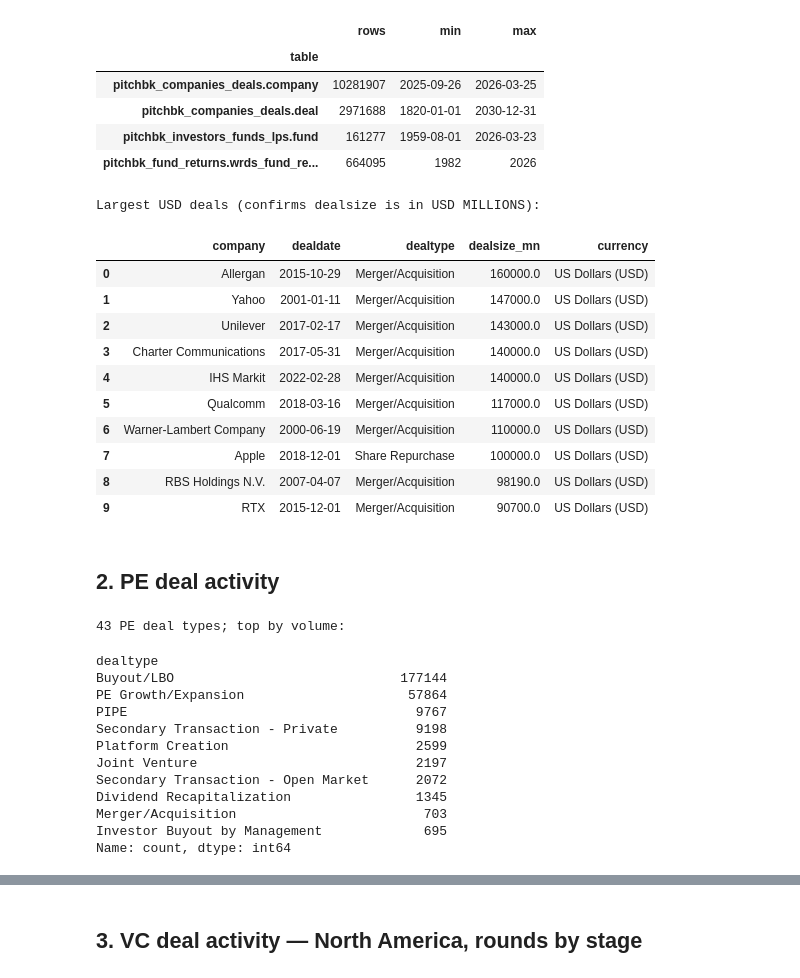
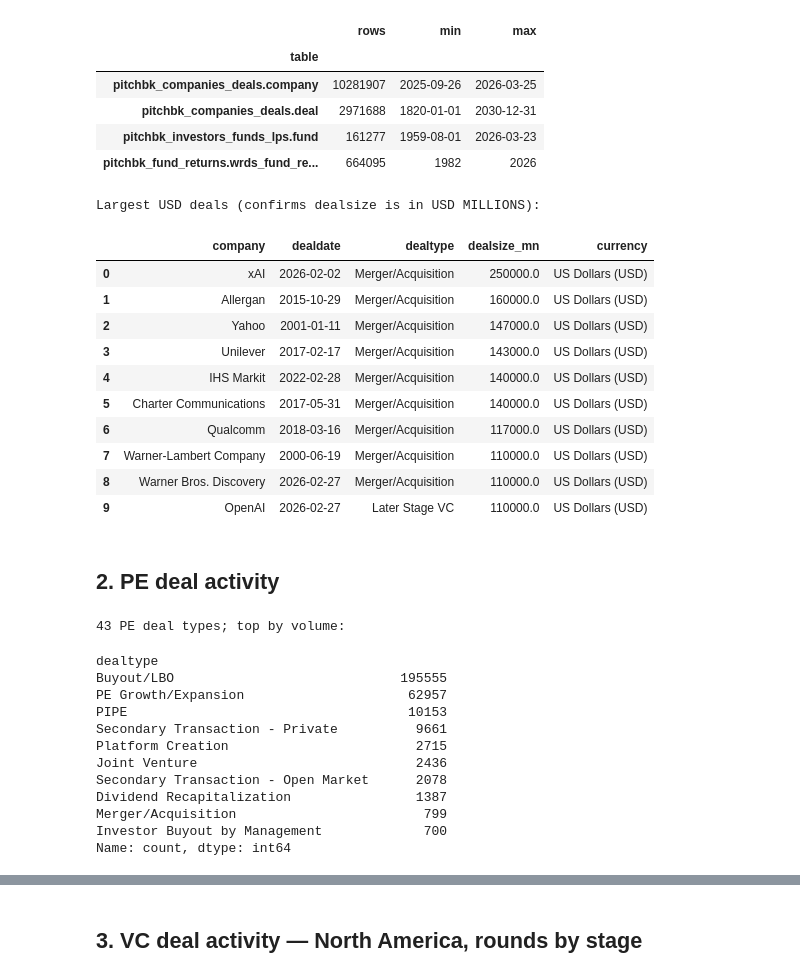
Before and after one commit to edwinhu/claude-plugins, a Jupyter notebook: skills/wrds/examples/pitchbook_eda.ipynb, the cells around one changed output, grey strips where cells are left out. Cells and saved outputs as stored; diff of their text form; code cells hidden in the pictures.

```diff
--- a/skills/wrds/examples/pitchbook_eda.ipynb
+++ b/skills/wrds/examples/pitchbook_eda.ipynb
@@ -75,32 +75,32 @@ pd.DataFrame(rows).set_index('table')
 # %%
 # Confirm dealsize units: USD millions
 # Blackstone's $26B Hilton buyout (2007) should show dealsize ~26000
 cur.execute("""
     SELECT companyname, dealdate, dealtype, dealsize, nativecurrencyofdeal
     FROM pitchbk_companies_deals.deal
     WHERE dealsize > 20000
       AND nativecurrencyofdeal = 'US Dollars (USD)'
-      AND dealdate BETWEEN '2000-01-01' AND '2024-12-31'
+      AND dealdate BETWEEN '2000-01-01' AND '2026-12-31'
     ORDER BY dealsize DESC
     LIMIT 10
 """)
 df = pd.DataFrame(cur.fetchall(),
                   columns=['company', 'dealdate', 'dealtype', 'dealsize_mn', 'currency'])
 print('Largest USD deals (confirms dealsize is in USD MILLIONS):')
 df
 # %% [output]
 Largest USD deals (confirms dealsize is in USD MILLIONS):
 |  | company | dealdate | dealtype | dealsize_mn | currency |
-| 0 | Allergan | 2015-10-29 | Merger/Acquisition | 160000.0 | US Dollars (USD) |
-| 1 | Yahoo | 2001-01-11 | Merger/Acquisition | 147000.0 | US Dollars (USD) |
-| 2 | Unilever | 2017-02-17 | Merger/Acquisition | 143000.0 | US Dollars (USD) |
-| 3 | Charter Communications | 2017-05-31 | Merger/Acquisition | 140000.0 | US Dollars (USD) |
+| 0 | xAI | 2026-02-02 | Merger/Acquisition | 250000.0 | US Dollars (USD) |
+| 1 | Allergan | 2015-10-29 | Merger/Acquisition | 160000.0 | US Dollars (USD) |
+| 2 | Yahoo | 2001-01-11 | Merger/Acquisition | 147000.0 | US Dollars (USD) |
+| 3 | Unilever | 2017-02-17 | Merger/Acquisition | 143000.0 | US Dollars (USD) |
 | 4 | IHS Markit | 2022-02-28 | Merger/Acquisition | 140000.0 | US Dollars (USD) |
-| 5 | Qualcomm | 2018-03-16 | Merger/Acquisition | 117000.0 | US Dollars (USD) |
-| 6 | Warner-Lambert Company | 2000-06-19 | Merger/Acquisition | 110000.0 | US Dollars (USD) |
-| 7 | Apple | 2018-12-01 | Share Repurchase | 100000.0 | US Dollars (USD) |
-| 8 | RBS Holdings N.V. | 2007-04-07 | Merger/Acquisition | 98190.0 | US Dollars (USD) |
-| 9 | RTX | 2015-12-01 | Merger/Acquisition | 90700.0 | US Dollars (USD) |
+| 5 | Charter Communications | 2017-05-31 | Merger/Acquisition | 140000.0 | US Dollars (USD) |
+| 6 | Qualcomm | 2018-03-16 | Merger/Acquisition | 117000.0 | US Dollars (USD) |
+| 7 | Warner-Lambert Company | 2000-06-19 | Merger/Acquisition | 110000.0 | US Dollars (USD) |
+| 8 | Warner Bros. Discovery | 2026-02-27 | Merger/Acquisition | 110000.0 | US Dollars (USD) |
+| 9 | OpenAI | 2026-02-27 | Later Stage VC | 110000.0 | US Dollars (USD) |
 # %% [markdown]
 ## 2. PE deal activity
 # %%
@@ -116,7 +116,7 @@ cur.execute("""
       AND dealdate BETWEEN %(start)s AND %(end)s
     GROUP BY deal_year, dealtype
     ORDER BY deal_year, deal_count DESC
-""", {'start': '2005-01-01', 'end': '2024-12-31'})
+""", {'start': '2005-01-01', 'end': '2026-12-31'})
 pe_df = pd.DataFrame(cur.fetchall(),
                      columns=['year', 'dealtype', 'count', 'total_mn'])
 print(f'{pe_df.dealtype.nunique()} PE deal types; top by volume:')
@@ -124,16 +124,16 @@ pe_df.groupby('dealtype')['count'].sum().sort_values(ascending=False).head(10)
 # %% [output]
 43 PE deal types; top by volume:
 dealtype
-Buyout/LBO                             177144
-PE Growth/Expansion                     57864
-PIPE                                     9767
-Secondary Transaction - Private          9198
-Platform Creation                        2599
-Joint Venture                            2197
-Secondary Transaction - Open Market      2072
-Dividend Recapitalization                1345
-Merger/Acquisition                        703
-Investor Buyout by Management             695
+Buyout/LBO                             195555
+PE Growth/Expansion                     62957
+PIPE                                    10153
+Secondary Transaction - Private          9661
+Platform Creation                        2715
+Joint Venture                            2436
+Secondary Transaction - Open Market      2078
+Dividend Recapitalization                1387
+Merger/Acquisition                        799
+Investor Buyout by Management             700
 Name: count, dtype: int64
 # %%
 pe_focus = pe_df[pe_df['dealtype'].isin(['Buyout/LBO', 'PE Growth/Expansion'])]
```
Also changed, not shown: parts of 3 cells of this notebook, 1 other file.
